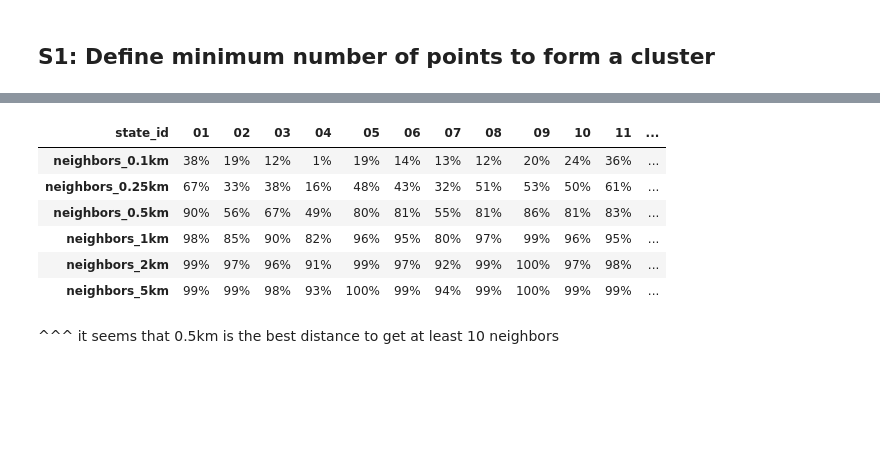
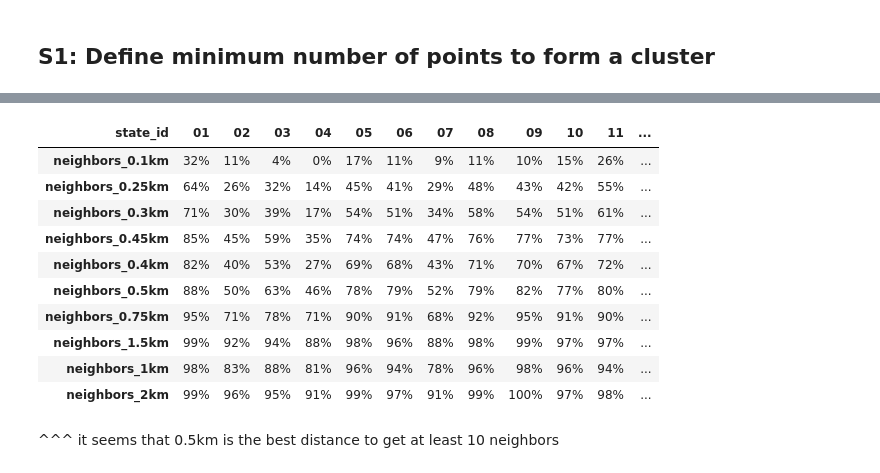
Before and after one commit to YunPerez/mexico-real-estate-investigation, a Jupyter notebook: src/P0_PRE_EDA/s4_geospatial_price_validation.ipynb, the cells around one changed output, grey strips where cells are left out. Drawn from its saved outputs; the diff is of its cells as text; code cells hidden in the pictures; blank space fills up the shorter version.

```diff
--- a/src/P0_PRE_EDA/s4_geospatial_price_validation.ipynb
+++ b/src/P0_PRE_EDA/s4_geospatial_price_validation.ipynb
@@ -92,0 +101,9 @@ gdf_mex_states.plot()
+# %%
+# eliminate generic coords
+gdf_properties = (
+    gdf_properties
+    .drop_duplicates(subset=['geometry'])
+)
+
+# print
+print(f"Number of properties: {gdf_properties.shape[0]}")
@@ -116,7 +135,7 @@ def get_neighbors(gdf, r):
     return gdf
 
 # get neighbors at provided distances
-list_distances = [0.1, 0.25, 0.5, 1, 2, 5]
+list_distances = [0.1, 0.25, 0.3, 0.4, 0.45, 0.5, 0.75, 1, 1.5, 2]
 
 for r in tqdm(list_distances):
     gdf_properties = get_neighbors(gdf_properties, r)
@@ -148,25 +203,29 @@ dtype: float64
 # %%
 # now see it at state level
 (
     gdf_properties
     .groupby('state_id')
     .apply(
         lambda x: x.filter(like='neighbors').apply(
-            lambda x: percentil_at_x(x, N_MIN_NEIGHBORS)
+            lambda x: percentil_at_x(x, 100)
         )
     )
     .T
     .sort_index()
     .style.format("{:.0%}")
 )
 # %% [output]
 | state_id | 01 | 02 | 03 | 04 | 05 | 06 | 07 | 08 | 09 | 10 | 11 | ... |
-| neighbors_0.1km | 38% | 19% | 12% | 1% | 19% | 14% | 13% | 12% | 20% | 24% | 36% | ... |
-| neighbors_0.25km | 67% | 33% | 38% | 16% | 48% | 43% | 32% | 51% | 53% | 50% | 61% | ... |
-| neighbors_0.5km | 90% | 56% | 67% | 49% | 80% | 81% | 55% | 81% | 86% | 81% | 83% | ... |
-| neighbors_1km | 98% | 85% | 90% | 82% | 96% | 95% | 80% | 97% | 99% | 96% | 95% | ... |
-| neighbors_2km | 99% | 97% | 96% | 91% | 99% | 97% | 92% | 99% | 100% | 97% | 98% | ... |
-| neighbors_5km | 99% | 99% | 98% | 93% | 100% | 99% | 94% | 99% | 100% | 99% | 99% | ... |
+| neighbors_0.1km | 32% | 11% | 4% | 0% | 17% | 11% | 9% | 11% | 10% | 15% | 26% | ... |
+| neighbors_0.25km | 64% | 26% | 32% | 14% | 45% | 41% | 29% | 48% | 43% | 42% | 55% | ... |
+| neighbors_0.3km | 71% | 30% | 39% | 17% | 54% | 51% | 34% | 58% | 54% | 51% | 61% | ... |
+| neighbors_0.45km | 85% | 45% | 59% | 35% | 74% | 74% | 47% | 76% | 77% | 73% | 77% | ... |
+| neighbors_0.4km | 82% | 40% | 53% | 27% | 69% | 68% | 43% | 71% | 70% | 67% | 72% | ... |
+| neighbors_0.5km | 88% | 50% | 63% | 46% | 78% | 79% | 52% | 79% | 82% | 77% | 80% | ... |
+| neighbors_0.75km | 95% | 71% | 78% | 71% | 90% | 91% | 68% | 92% | 95% | 91% | 90% | ... |
+| neighbors_1.5km | 99% | 92% | 94% | 88% | 98% | 96% | 88% | 98% | 99% | 97% | 97% | ... |
+| neighbors_1km | 98% | 83% | 88% | 81% | 96% | 94% | 78% | 96% | 98% | 96% | 94% | ... |
+| neighbors_2km | 99% | 96% | 95% | 91% | 99% | 97% | 91% | 99% | 100% | 97% | 98% | ... |
 # %% [markdown]
 ^^^ it seems that 0.5km is the best distance to get at least 10 neighbors
 # %% [markdown]
```
Also changed, not shown: parts of 45 cells of this notebook, 13 other files.
